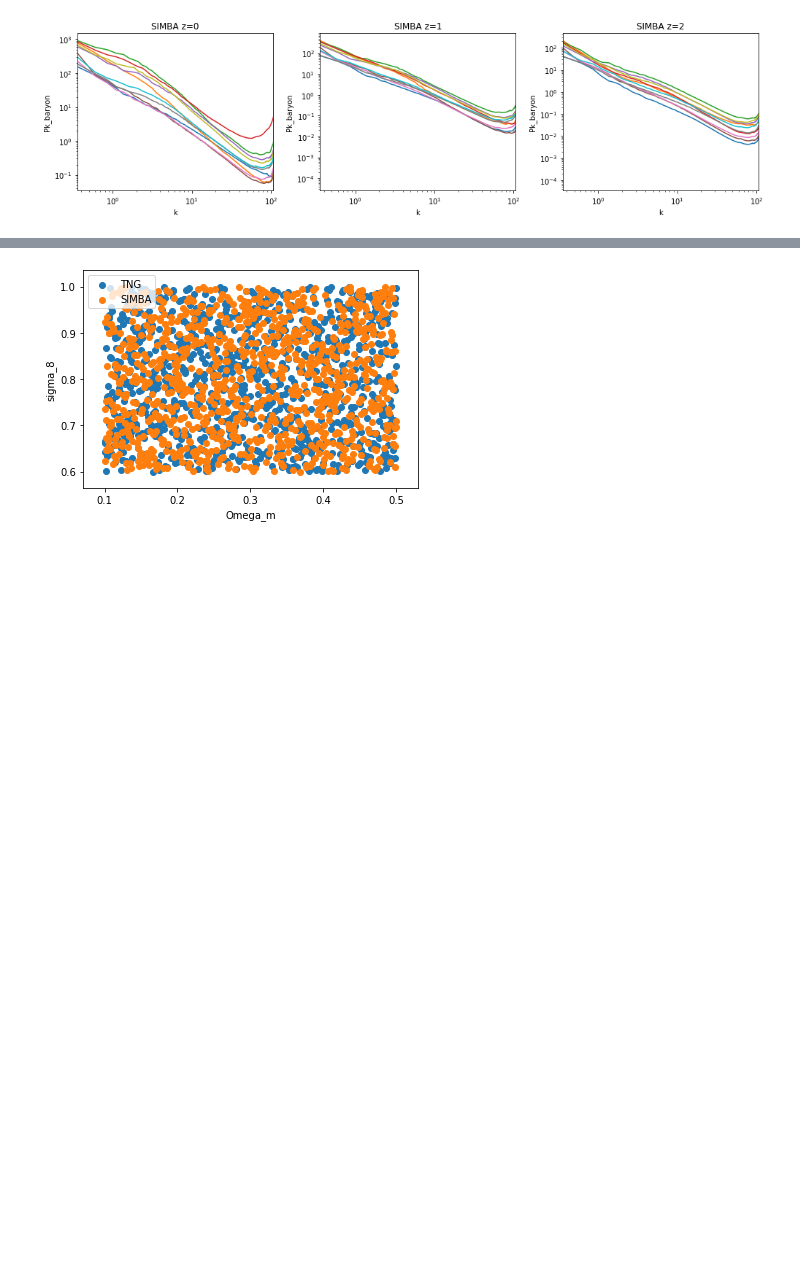
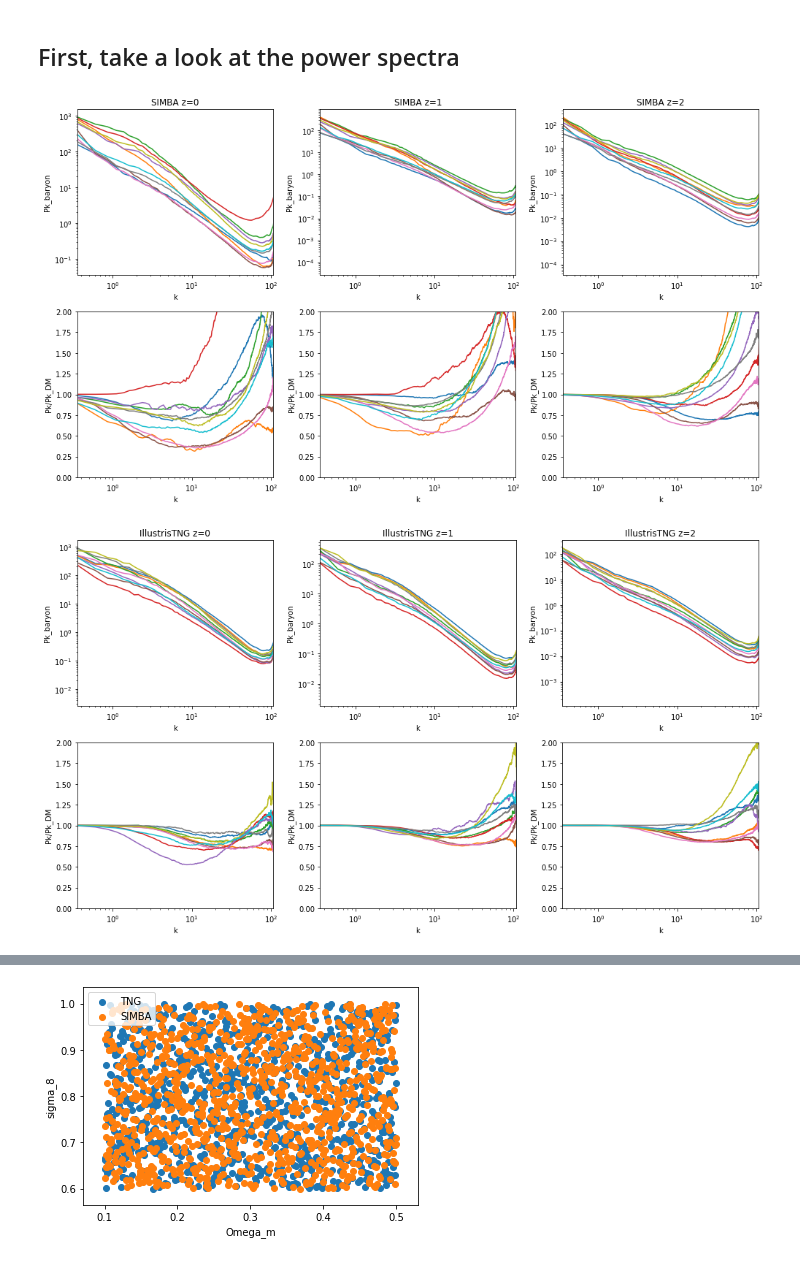
Before and after one commit to liuxx479/cosmo_dep_feedback, a Jupyter notebook: Pk_CAMELS.ipynb, the cells around one changed output, grey strips where cells are left out. Saved outputs shown, nothing was run; the diff lists cells and outputs as text; code cells hidden in the pictures; blank space fills up the shorter version.

```diff
--- a/Pk_CAMELS.ipynb
+++ b/Pk_CAMELS.ipynb
@@ -35,33 +35,53 @@ lhc_SIMBA = np.loadtxt(home+'latin_hypercube_params_SIMBA.txt')
 #         elif sum(Pk_arr[0,:,0]-k):
 #             print (ifolder, iz, 'k different')
 #             save(home+'%s_k_m_z=%.2f.npy'%(ifolder, iz), Pk_arr[0,:,0])
+# %% [markdown]
+## First, take a look at the power spectra
 # %%
-ifolder = 'SIMBA' #'IllustrisTNG' #
+k=np.load(home+'Pk/IllustrisTNG_k_m_z=0.00.npy')
 # k=np.load(home+'Pk/%s_k_m_z=0.00.npy'%(ifolder))
-k=np.load(home+'Pk/IllustrisTNG_k_m_z=0.00.npy')
 
-Pk_0 = np.load(home+'Pk/%s_Pk_m_z=0.00.npy'%(ifolder))
-Pk_DM_0 = np.load(home+'Pk/%s_DM_Pk_m_z=0.00.npy'%(ifolder))
-Pk_1 = np.load(home+'Pk/%s_Pk_m_z=1.05.npy'%(ifolder))
-Pk_DM_1 = np.load(home+'Pk/%s_DM_Pk_m_z=1.05.npy'%(ifolder))
-Pk_2 = np.load(home+'Pk/%s_Pk_m_z=2.00.npy'%(ifolder))
-Pk_DM_2 = np.load(home+'Pk/%s_DM_Pk_m_z=2.00.npy'%(ifolder))
+# ifolder = 'SIMBA' # 'IllustrisTNG' #
 
-f, ax=subplots(1,3, figsize=(14,4))
-for i in range(10):
-    ax[0].plot(k, Pk_0[i])
-    ax[1].plot(k, Pk_1[i])
-    ax[2].plot(k, Pk_2[i])
+for ifolder in ('SIMBA', 'IllustrisTNG'):
+    Pk_0 = np.load(home+'Pk/%s_Pk_m_z=0.00.npy'%(ifolder))
+    Pk_DM_0 = np.load(home+'Pk/%s_DM_Pk_m_z=0.00.npy'%(ifolder))
+    Pk_1 = np.load(home+'Pk/%s_Pk_m_z=1.05.npy'%(ifolder))
+    Pk_DM_1 = np.load(home+'Pk/%s_DM_Pk_m_z=1.05.npy'%(ifolder))
+    Pk_2 = np.load(home+'Pk/%s_Pk_m_z=2.00.npy'%(ifolder))
+    Pk_DM_2 = np.load(home+'Pk/%s_DM_Pk_m_z=2.00.npy'%(ifolder))
 
-for j in range(3):
-    # ax[j].set_ylim(0, 2)
-    ax[j].set_xlim(k[0], k[-20])
-    ax[j].set_xscale('log')
-    ax[j].set_yscale('log')
-    ax[j].set_xlabel('k')
-    ax[j].set_ylabel('Pk_baryon')
-    ax[j].set_title('%s z=%i'%(ifolder,j))
-plt.tight_layout()
-show()
+    f, axes=subplots(2,3, figsize=(14,8))
+    ax=axes[0]
+    for i in range(10):
+        ax[0].plot(k, Pk_0[i])
+        ax[1].plot(k, Pk_1[i])
+        ax[2].plot(k, Pk_2[i])
+
+    for j in range(3):
+        # ax[j].set_ylim(0, 2)
+        ax[j].set_xlim(k[0], k[-20])
+        ax[j].set_xscale('log')
+        ax[j].set_yscale('log')
+        ax[j].set_xlabel('k')
+        ax[j].set_ylabel('Pk_baryon')
+        ax[j].set_title('%s z=%i'%(ifolder,j))
+
+    ax=axes[1]
+    for i in range(10):
+        ax[0].plot(k, Pk_0[i]/Pk_DM_0[i])
+        ax[1].plot(k, Pk_1[i]/Pk_DM_1[i])
+        ax[2].plot(k, Pk_2[i]/Pk_DM_2[i])
+
+    for j in range(3):
+        ax[j].set_ylim(0, 2)
+        ax[j].set_xlim(k[0], k[-20])
+        ax[j].set_xscale('log')
+        ax[j].set_xlabel('k')
+        ax[j].set_ylabel('Pk/Pk_DM')
+        # ax[j].set_title('%s z=%i'%(ifolder,j))
+    plt.tight_layout()
+    show()
 # %% [output]
-[figure, old version]
+[figure, new version]
+[figure, added]
```
Also changed, not shown: parts of 15 cells of this notebook.
